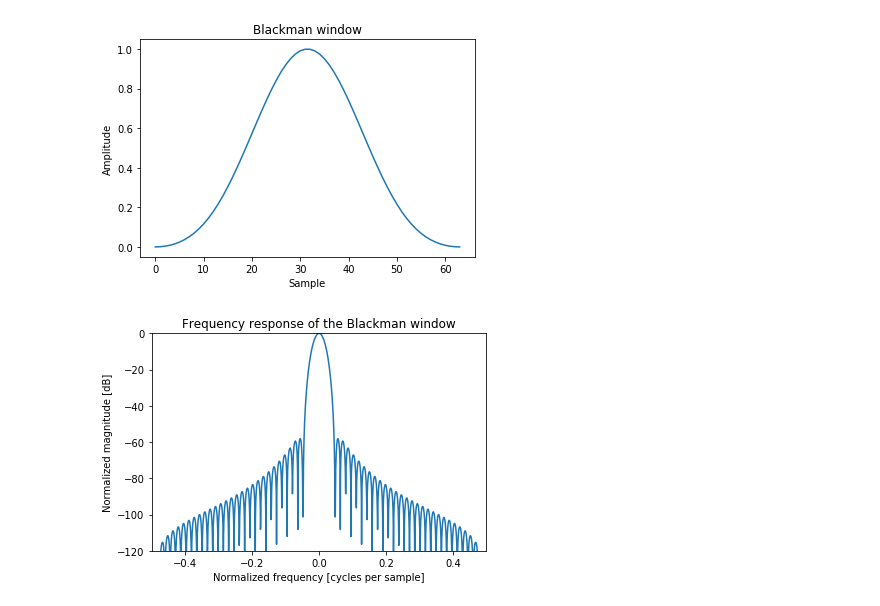
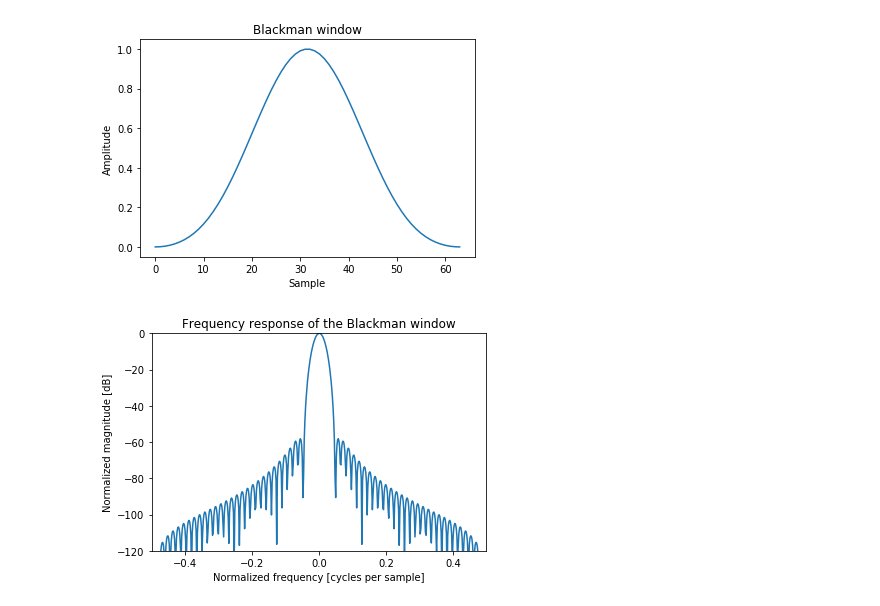
Before and after one commit to serhii-soboliev/dspbase, a Jupyter notebook: demo/filters/blackman.ipynb, the cells around one changed output. Drawn from its saved outputs; the diff is of its cells as text; code cells hidden in the pictures.

```diff
--- a/demo/filters/blackman.ipynb
+++ b/demo/filters/blackman.ipynb
@@ -14,14 +13,14 @@ plt.show()
 # %% [output]
 [figure]
 # %%
-F = np.fft.fft(f, 2048) / (len(f)/2.0)
+F = np.fft.fft(f, 512) / (len(f)/2.0)
 freq = np.linspace(-0.5, 0.5, len(F))
-response = 20 * np.log10(np.abs(np.fft.fftshift(F / abs(F).max())))
+response = 20 * np.log10(np.abs(np.fft.fftshift(abs(F) / abs(F).max())))
 plt.plot(freq, response)
 plt.axis([-0.5, 0.5, -120, 0])
 plt.title("Frequency response of the Blackman window")
 plt.ylabel("Normalized magnitude [dB]")
 plt.xlabel("Normalized frequency [cycles per sample]")
 plt.show()
 # %% [output]
-[figure, old version]
+[figure, new version]
```
Also changed, not shown: parts of 3 cells of this notebook, 3 other files.
